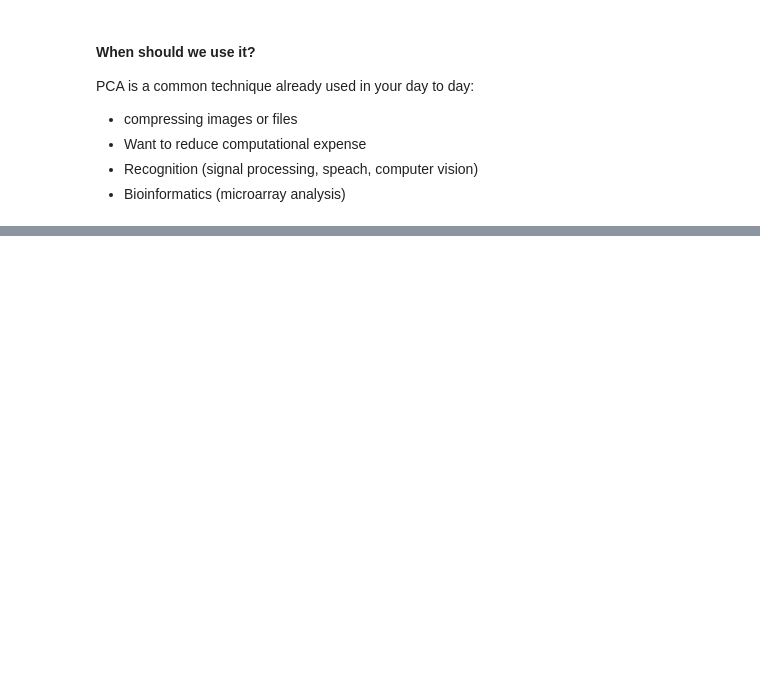
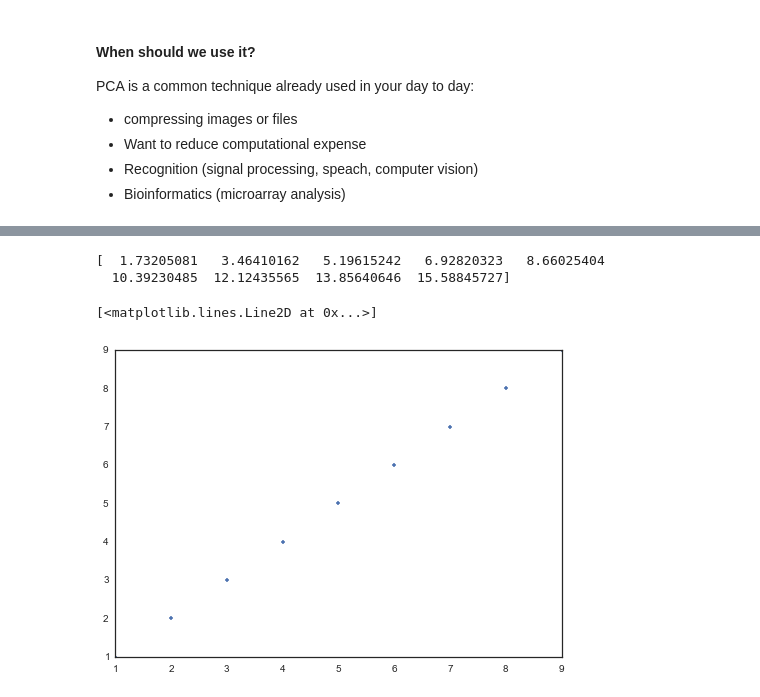
Before and after one commit to podopie/DAT18NYC, a Jupyter notebook: classes/16-feature_selection_pca.ipynb, the cells around one changed output, grey strips where cells are left out. Drawn from its saved outputs; the diff is of its cells as text; code cells hidden in the pictures; blank space fills up the shorter version.

```diff
--- a/classes/16-feature_selection_pca.ipynb
+++ b/classes/16-feature_selection_pca.ipynb
@@ -256,0 +352,18 @@ examples: walk through two very simple matrices
+# %%
+# ordering eigenvalues and vectors together
+ordered = sorted(zip(eig, Q.T), reverse=True)
+eig = np.array([_[0] for _ in ordered])
+Q = np.column_stack((_[1] for _ in ordered))
+
+# transforming data: We take the dot multiplication of the eigenvectors by the random data
+X_transformed = np.dot(Q.T, random_data.T)
+print X_transformed[0]
+# %% [output]
+[  1.73205081   3.46410162   5.19615242   6.92820323   8.66025404
+  10.39230485  12.12435565  13.85640646  15.58845727]
+# %%
+plt.figure()
+plt.plot(random_data.y, random_data.x, '.')
+# %% [output]
+[<matplotlib.lines.Line2D at 0x...>]
+[figure, added]
```
Also changed, not shown: parts of 26 cells of this notebook, 2 other files.
